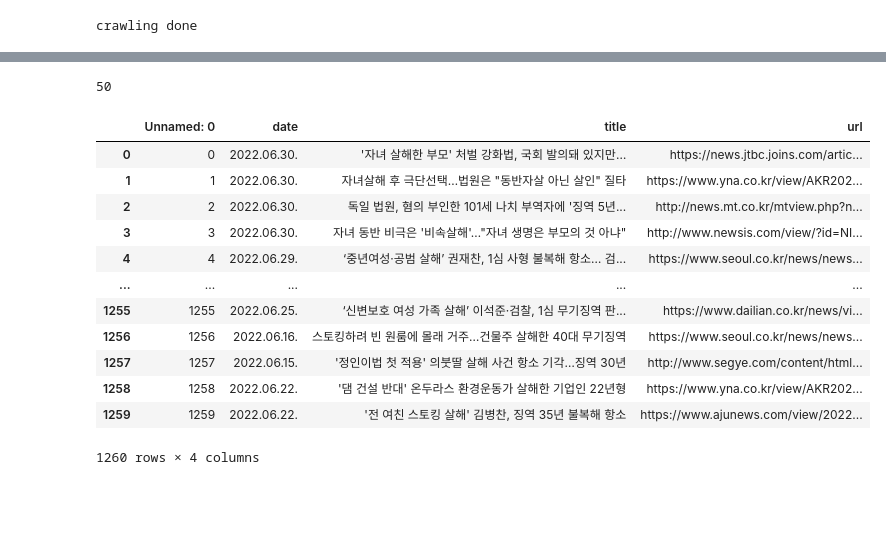
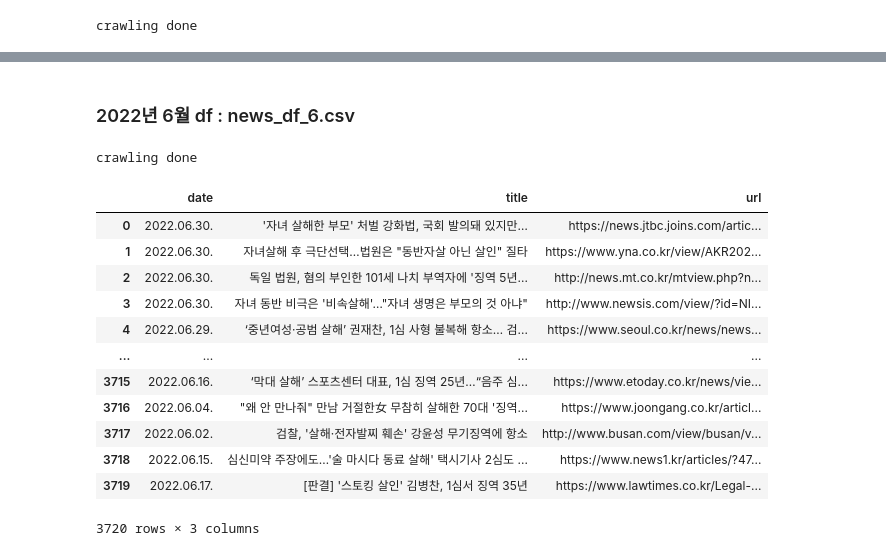
Before and after one commit to henzpp/crawling_project_team1, a Jupyter notebook: 데이터분석_박혜린_3.ipynb, the cells around one changed output, grey strips where cells are left out. Cells and saved outputs as stored; diff of their text form; code cells hidden in the pictures; blank space fills up the shorter version.

```diff
--- a/데이터분석_박혜린_3.ipynb
+++ b/데이터분석_박혜린_3.ipynb
@@ -286,8 +290,7 @@ while True:
         headers = {'User-Agent' : 'Mozilla/5.0 (Windows NT 10.0; Win64; x64) AppleWebKit/537.36 (KHTML, like Gecko) Chrome/103.0.0.0 Safari/537.36'}
 
 
-
-        for i in range(0, 50):
+        for i in range(0, 100):
             response = requests.get(url, headers=headers, params = {'start' : 1+10*i})
             soup = BeautifulSoup(response.text, 'lxml')
 
@@ -455,5 +498,5 @@ news_df_4
 # %%
-# 네이버 뉴스 여성 살해 검거 검색 >> 2022/5월
+# 네이버 뉴스 살해 징역 검색 >> 2022/5월
 
 # 라이브러리
 import requests
@@ -478,35 +521,37 @@ options.add_experimental_option("excludeSwitches", ["enable-automation"])
 options.add_experimental_option("useAutomationExtension", False)
 
 
-
-start=1
 news_df = pd.DataFrame()
 
 while True:
     try:
-        url = 'https://search.naver.com/search.naver?where=news&sm=tab_pge&query=%EC%97%AC%EC%84%B1%20%EC%82%B4%ED%95%B4%20%EA%B2%80%EA%B1%B0&sort=0&photo=0&field=0&pd=3&ds=2022.05.01&de=2022.05.31&cluster_rank=41&mynews=0&office_type=0&office_section_code=0&news_office_checked=&nso=so:r,p:from20220501to20220531,a:all&start=1'.format(start)
+
+        url = 'https://search.naver.com/search.naver?where=news&sm=tab_pge&query=%EC%82%B4%ED%95%B4%20%EC%A7%95%EC%97%AD&sort=0&photo=0&field=0&pd=3&ds=2022.05.01&de=2022.05.31&cluster_rank=33&mynews=0&office_type=0&office_section_code=0&news_office_checked=&nso=so:r,p:from20220501to20220531,a:all&'
         headers = {'User-Agent' : 'Mozilla/5.0 (Windows NT 10.0; Win64; x64) AppleWebKit/537.36 (KHTML, like Gecko) Chrome/103.0.0.0 Safari/537.36'}
 
 
-        response = requests.get(url, headers=headers)
-        soup = BeautifulSoup(response.text, 'lxml')
 
-        news_title = [title['title'] for title in soup.find_all('a', attrs={'class':'news_tit'})]
-        news_url = [url['href'] for url in soup.find_all('a',attrs={'class':'news_tit'})]
-        dates = [date.get_text() for date in soup.find_all('span', attrs={'class':'info'})]
+        for i in range(0, 100):
+            response = requests.get(url, headers=headers, params = {'start' : 1+10*i})
+            soup = BeautifulSoup(response.text, 'lxml')
 
-        news_date = []
-        for date in dates:
-            if re.search(r'\d+.\d+.\d+',date) !=None:
-                news_date.append(date)
 
-        new_df = set(news_title)
+            news_title = [title['title'] for title in soup.find_all('a', attrs={'class':'news_tit'})]
+            news_url = [url['href'] for url in soup.find_all('a',attrs={'class':'news_tit'})]
+            dates = [date.get_text() for date in soup.find_all('span', attrs={'class':'info'})]
 
-        df = pd.DataFrame({'date':news_date,'title':news_title, 'url':news_url})
-        news_df  = pd.concat([news_df, df], ignore_index=True)
-        start += 10
+            news_date = []
+            for date in dates:
+                if re.search(r'\d+.\d+.\d+',date) !=None:
+                    news_date.append(date)
+
+            new_df = set(news_title)
+
+            df = pd.DataFrame({'date':news_date,'title':news_title, 'url':news_url})
+            news_df  = pd.concat([news_df, df], ignore_index=True)
+            #start += 10
 
     except:
-        print(start)
+        print('crawling done')
         break
 # %% [output]
@@ -533,3 +617,5 @@ news_df_5
+# %% [markdown]
+### 2022년 6월 df : news_df_6.csv
 # %%
 # 네이버 뉴스 살해 징역 검색 >> 2022/6월
 
@@ -566,7 +652,7 @@ while True:
 
 
 
-        for i in range(0, 50):
+        for i in range(0, 100):
             response = requests.get(url, headers=headers, params = {'start' : 1+10*i})
             soup = BeautifulSoup(response.text, 'lxml')
 
@@ -590,26 +676,24 @@ while True:
         print('crawling done')
         break
 # %% [output]
-50
+crawling done
 # %%
 news_df_6 = news_df.copy()
-news_df_6.to_csv('news_df_6.csv')
-news_df_6 = pd.read_csv('news_df_6.csv')
 news_df_6
 # %% [output]
-|  | Unnamed: 0 | date | title | url |
-| 0 | 0 | 2022.06.30. | '자녀 살해한 부모' 처벌 강화법, 국회 발의돼 있지만… | https://news.jtbc.joins.com/artic... |
-| 1 | 1 | 2022.06.30. | 자녀살해 후 극단선택…법원은 "동반자살 아닌 살인" 질타 | https://www.yna.co.kr/view/AKR202... |
-| 2 | 2 | 2022.06.30. | 독일 법원, 혐의 부인한 101세 나치 부역자에 '징역 5년... | http://news.mt.co.kr/mtview.php?n... |
-| 3 | 3 | 2022.06.30. | 자녀 동반 비극은 '비속살해'…"자녀 생명은 부모의 것 아냐" | http://www.newsis.com/view/?id=NI... |
-| 4 | 4 | 2022.06.29. | ‘중년여성·공범 살해’ 권재찬, 1심 사형 불복해 항소… 검... | https://www.seoul.co.kr/news/news... |
-| ... | ... | ... | ... | ... |
-| 1255 | 1255 | 2022.06.25. | ‘신변보호 여성 가족 살해’ 이석준·검찰, 1심 무기징역 판... | https://www.dailian.co.kr/news/vi... |
-| 1256 | 1256 | 2022.06.16. | 스토킹하려 빈 원룸에 몰래 거주…건물주 살해한 40대 무기징역 | https://www.seoul.co.kr/news/news... |
-| 1257 | 1257 | 2022.06.15. | '정인이법 첫 적용' 의붓딸 살해 사건 항소 기각…징역 30년 | http://www.segye.com/content/html... |
-| 1258 | 1258 | 2022.06.22. | '댐 건설 반대' 온두라스 환경운동가 살해한 기업인 22년형 | https://www.yna.co.kr/view/AKR202... |
-| 1259 | 1259 | 2022.06.22. | '전 여친 스토킹 살해' 김병찬, 징역 35년 불복해 항소 | https://www.ajunews.com/view/2022... |
+|  | date | title | url |
+| 0 | 2022.06.30. | '자녀 살해한 부모' 처벌 강화법, 국회 발의돼 있지만… | https://news.jtbc.joins.com/artic... |
+| 1 | 2022.06.30. | 자녀살해 후 극단선택…법원은 "동반자살 아닌 살인" 질타 | https://www.yna.co.kr/view/AKR202... |
+| 2 | 2022.06.30. | 독일 법원, 혐의 부인한 101세 나치 부역자에 '징역 5년... | http://news.mt.co.kr/mtview.php?n... |
+| 3 | 2022.06.30. | 자녀 동반 비극은 '비속살해'…"자녀 생명은 부모의 것 아냐" | http://www.newsis.com/view/?id=NI... |
+| 4 | 2022.06.29. | ‘중년여성·공범 살해’ 권재찬, 1심 사형 불복해 항소… 검... | https://www.seoul.co.kr/news/news... |
+| ... | ... | ... | ... |
+| 3715 | 2022.06.16. | ‘막대 살해’ 스포츠센터 대표, 1심 징역 25년…“음주 심... | https://www.etoday.co.kr/news/vie... |
+| 3716 | 2022.06.04. | "왜 안 만나줘" 만남 거절한女 무참히 살해한 70대 '징역... | https://www.joongang.co.kr/articl... |
+| 3717 | 2022.06.02. | 검찰, '살해·전자발찌 훼손' 강윤성 무기징역에 항소 | http://www.busan.com/view/busan/v... |
+| 3718 | 2022.06.15. | 심신미약 주장에도…'술 마시다 동료 살해' 택시기사 2심도 ... | https://www.news1.kr/articles/?47... |
+| 3719 | 2022.06.17. | [판결] '스토킹 살인' 김병찬, 1심서 징역 35년 | https://www.lawtimes.co.kr/Legal-... |
-1260 rows × 4 columns
+3720 rows × 3 columns
 # %%
 news_df_6.head(30)
 # %% [output]
```
Also changed, not shown: parts of 67 cells of this notebook, 11 other files.
